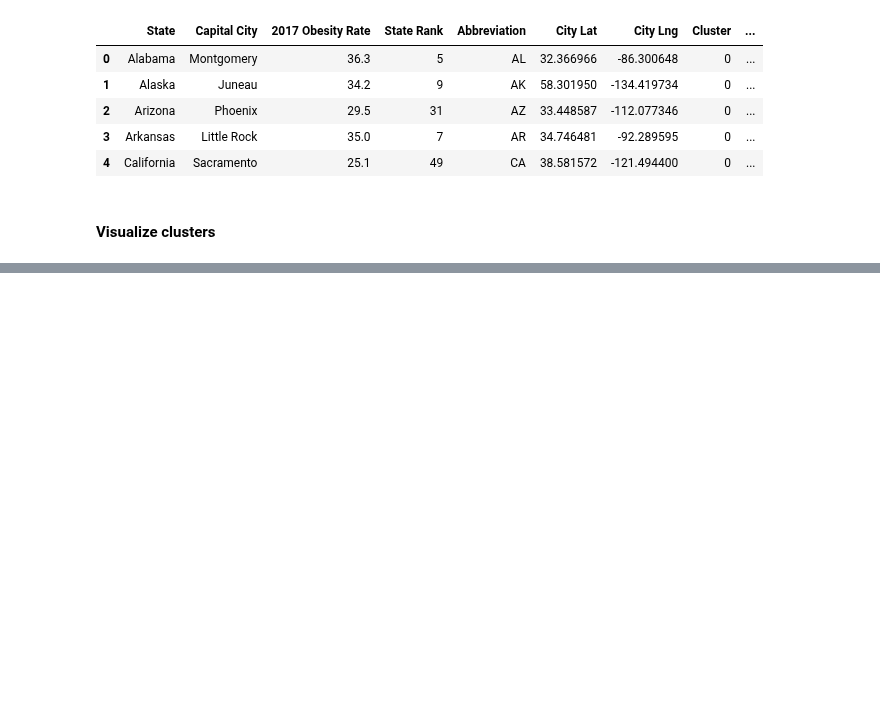
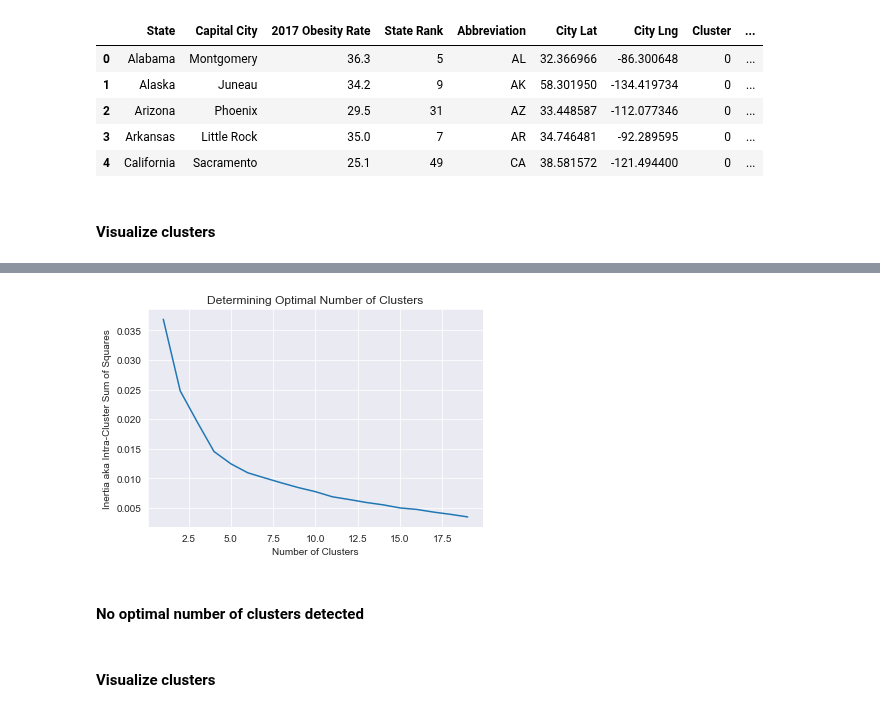
Before and after one commit to amypeniston/data-science-capstone-project, a Jupyter notebook: Week_5_Capstone_Project.ipynb, the cells around one changed output, grey strips where cells are left out. Drawn from its saved outputs; the diff is of its cells as text; code cells hidden in the pictures; blank space fills up the shorter version.

```diff
--- a/Week_5_Capstone_Project.ipynb
+++ b/Week_5_Capstone_Project.ipynb
@@ -1013,0 +1092,5 @@ Cluster 2 - ['South Dakota', 'Vermont']:
+# %%
+clustering_df_specific = clustering_df_ex_states[["Fast Food Restaurant", "Gym", "Gym / Fitness Center",
+                                        "Trail", "Recreation Center", "Grocery Store", "Supermarket",
+                                        "Health Food Store"]]
+clustering_df_specific.head()
@@ -1013,0 +1104,18 @@ Cluster 2 - ['South Dakota', 'Vermont']:
+# %%
+scores = []
+cluster_range = range(1, 20)
+
+for k in cluster_range:
+    km = KMeans(n_clusters=k)
+    km.fit(clustering_df_specific)
+    scores.append(km.inertia_)
+
+plt.title("Determining Optimal Number of Clusters")
+plt.plot(cluster_range, scores)
+plt.xlabel("Number of Clusters")
+plt.ylabel("Inertia aka Intra-Cluster Sum of Squares")
+plt.show()
+# %% [output]
+[figure, added]
+# %% [markdown]
+#### No optimal number of clusters detected
@@ -1013,0 +1138,2 @@ Cluster 2 - ['South Dakota', 'Vermont']:
+# %% [markdown]
+#### Visualize clusters
```
Also changed, not shown: parts of 27 cells of this notebook.
